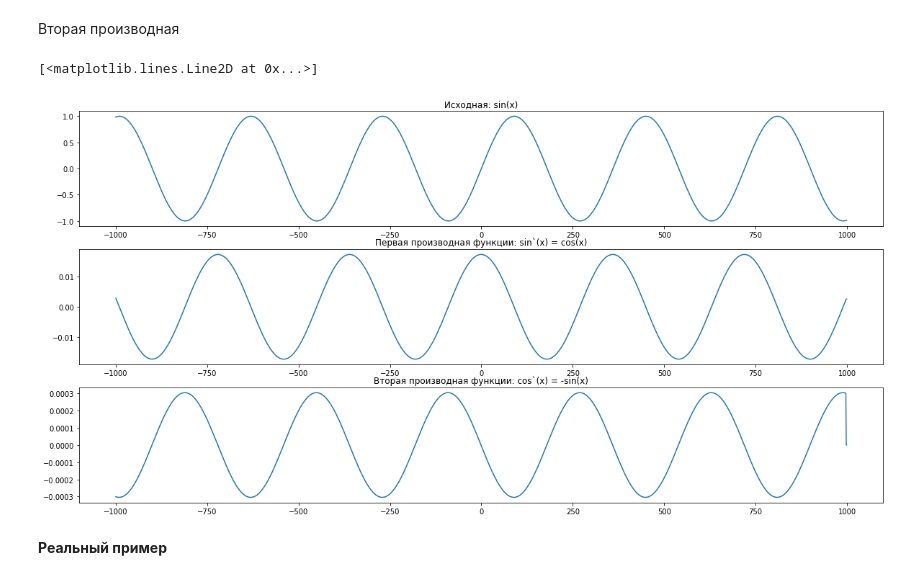
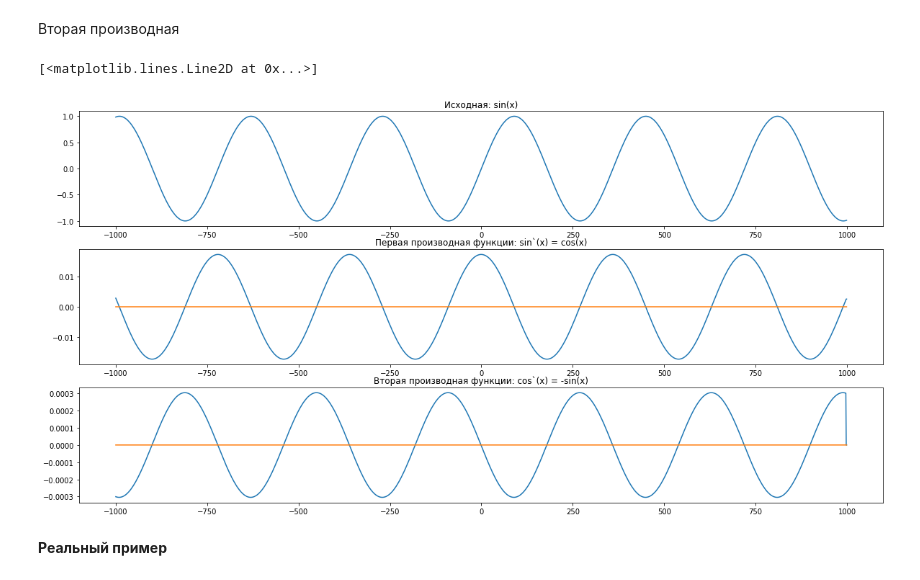
Before and after one commit to musyma/Netology-statistics, a Jupyter notebook: lecture-2.ipynb, the cells around one changed output. Cells and saved outputs as stored; diff of their text form; code cells hidden in the pictures.

```diff
--- a/lecture-2.ipynb
+++ b/lecture-2.ipynb
@@ -225,14 +251,16 @@ list_second_der_sin.append(list_second_der_sin[-1])
 # %%
 fig, axs = plt.subplots(3,figsize=(20,10))
 axs[0].set_title('Исходная: sin(x)')
 axs[0].plot(x, y)
 axs[1].set_title('Первая производная функции: sin`(x) = cos(x)')
 axs[1].plot(x, list_der_sin)
+axs[1].plot(x, [0 for i in range(len(list_der_sin))], '-')
 axs[2].set_title('Вторая производная функции: cos`(x) = -sin(x)')
 axs[2].plot(x, list_second_der_sin)
+axs[2].plot(x, [0 for i in range(len(list_der_sin))], '-')
 # %% [output]
 [<matplotlib.lines.Line2D at 0x...>]
-[figure, old version]
+[figure, new version]
 # %% [markdown]
 **Реальный пример**
 # %% [markdown]
```
Also changed, not shown: parts of 29 cells of this notebook.
